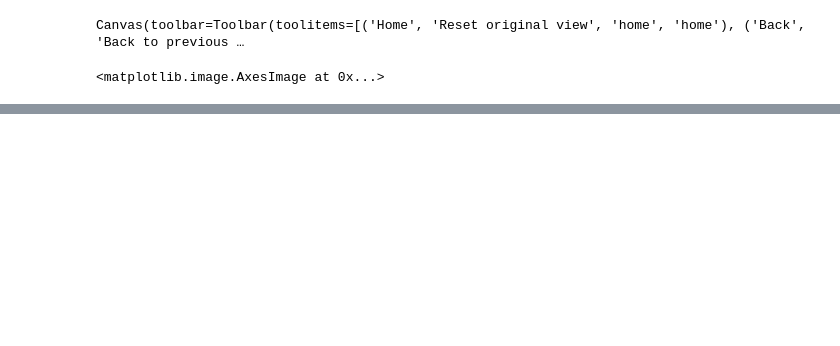
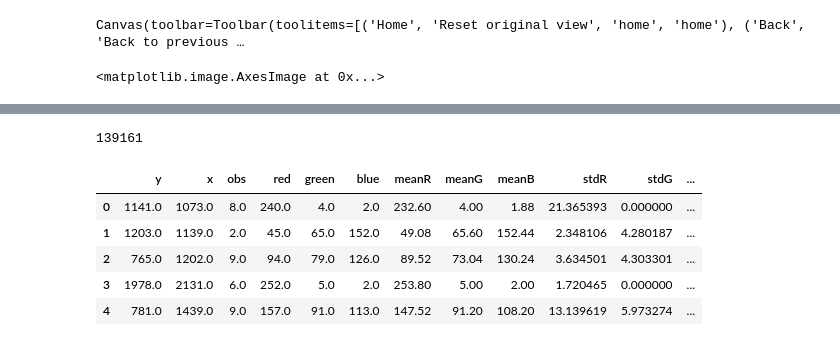
Before and after one commit to Eric-Sawyer/sea_ice_ML, a Jupyter notebook: sea_ice_analysis.ipynb, the cells around one changed output, grey strips where cells are left out. Saved outputs shown, nothing was run; the diff lists cells and outputs as text; code cells hidden in the pictures; blank space fills up the shorter version.

```diff
--- a/sea_ice_analysis.ipynb
+++ b/sea_ice_analysis.ipynb
@@ -142,0 +400,4 @@ Text(0.5, 36.72222222222221, 'predicted label')
+# %%
+target_train_all.target.value_counts().sort_values()[2]
+# %% [output]
+139161
@@ -142,0 +426,9 @@ Text(0.5, 36.72222222222221, 'predicted label')
+# %%
+data_resampled.head()
+# %% [output]
+|  | y | x | obs | red | green | blue | meanR | meanG | meanB | stdR | stdG | ... |
+| 0 | 1141.0 | 1073.0 | 8.0 | 240.0 | 4.0 | 2.0 | 232.60 | 4.00 | 1.88 | 21.365393 | 0.000000 | ... |
+| 1 | 1203.0 | 1139.0 | 2.0 | 45.0 | 65.0 | 152.0 | 49.08 | 65.60 | 152.44 | 2.348106 | 4.280187 | ... |
+| 2 | 765.0 | 1202.0 | 9.0 | 94.0 | 79.0 | 126.0 | 89.52 | 73.04 | 130.24 | 3.634501 | 4.303301 | ... |
+| 3 | 1978.0 | 2131.0 | 6.0 | 252.0 | 5.0 | 2.0 | 253.80 | 5.00 | 2.00 | 1.720465 | 0.000000 | ... |
+| 4 | 781.0 | 1439.0 | 9.0 | 157.0 | 91.0 | 113.0 | 147.52 | 91.20 | 108.20 | 13.139619 | 5.973274 | ... |
```
Also changed, not shown: parts of 101 cells of this notebook.
